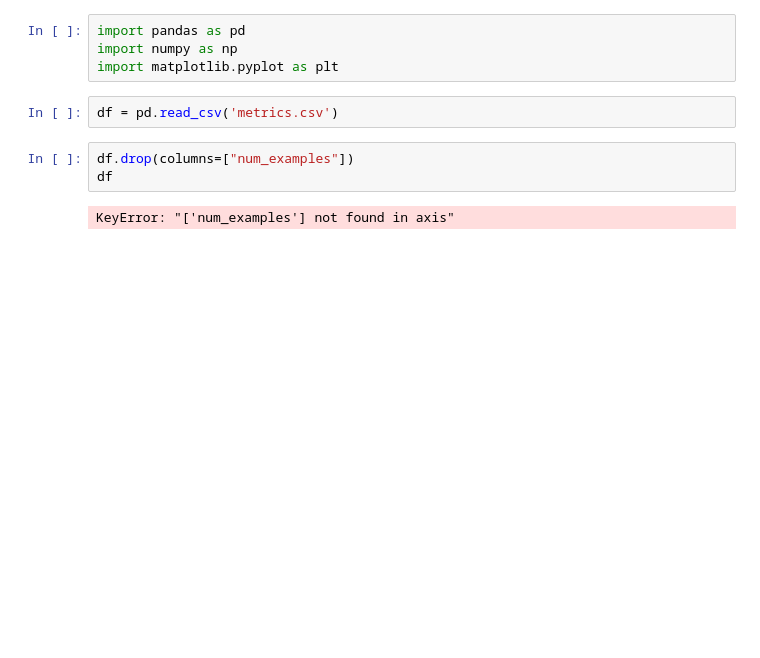
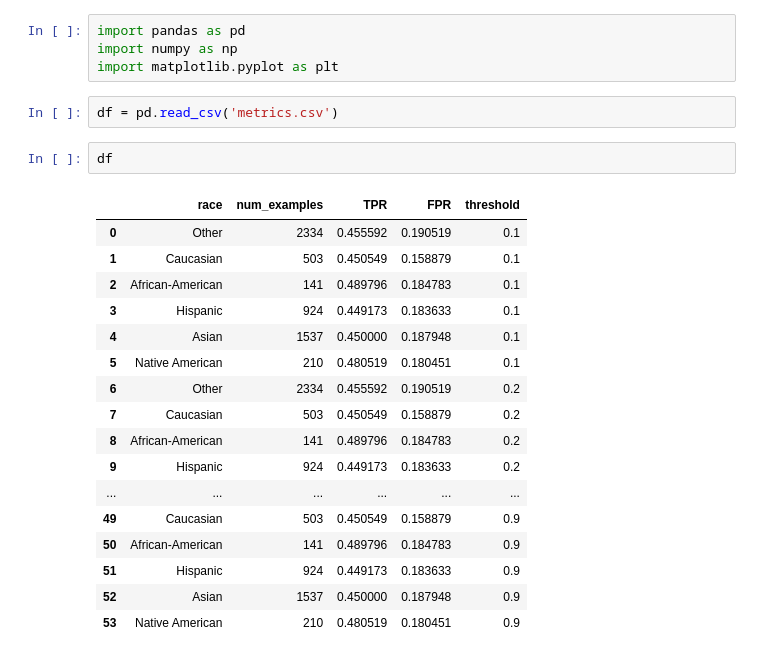
Before and after one commit to michal1010/esl_final_project, a Jupyter notebook: fed_sep/roc.ipynb, the cells around one changed output. Cells and saved outputs as stored; diff of their text form; blank space fills up the shorter version.

```diff
--- a/fed_sep/roc.ipynb
+++ b/fed_sep/roc.ipynb
@@ -5,10 +5,25 @@ import matplotlib.pyplot as plt
 # %%
 df = pd.read_csv('metrics.csv')
 # %%
-df.drop(columns=["num_examples"])
 df
 # %% [output]
-KeyError: "['num_examples'] not found in axis"
+|  | race | num_examples | TPR | FPR | threshold |
+| 0 | Other | 2334 | 0.455592 | 0.190519 | 0.1 |
+| 1 | Caucasian | 503 | 0.450549 | 0.158879 | 0.1 |
+| 2 | African-American | 141 | 0.489796 | 0.184783 | 0.1 |
+| 3 | Hispanic | 924 | 0.449173 | 0.183633 | 0.1 |
+| 4 | Asian | 1537 | 0.450000 | 0.187948 | 0.1 |
+| 5 | Native American | 210 | 0.480519 | 0.180451 | 0.1 |
+| 6 | Other | 2334 | 0.455592 | 0.190519 | 0.2 |
+| 7 | Caucasian | 503 | 0.450549 | 0.158879 | 0.2 |
+| 8 | African-American | 141 | 0.489796 | 0.184783 | 0.2 |
+| 9 | Hispanic | 924 | 0.449173 | 0.183633 | 0.2 |
+| ... | ... | ... | ... | ... | ... |
+| 49 | Caucasian | 503 | 0.450549 | 0.158879 | 0.9 |
+| 50 | African-American | 141 | 0.489796 | 0.184783 | 0.9 |
+| 51 | Hispanic | 924 | 0.449173 | 0.183633 | 0.9 |
+| 52 | Asian | 1537 | 0.450000 | 0.187948 | 0.9 |
+| 53 | Native American | 210 | 0.480519 | 0.180451 | 0.9 |
 # %%
 df.loc[df['race'] == 'Hispanic']['TPR'].values
 # %% [output]
```
Also changed, not shown: parts of 2 cells of this notebook, 2 other files.
